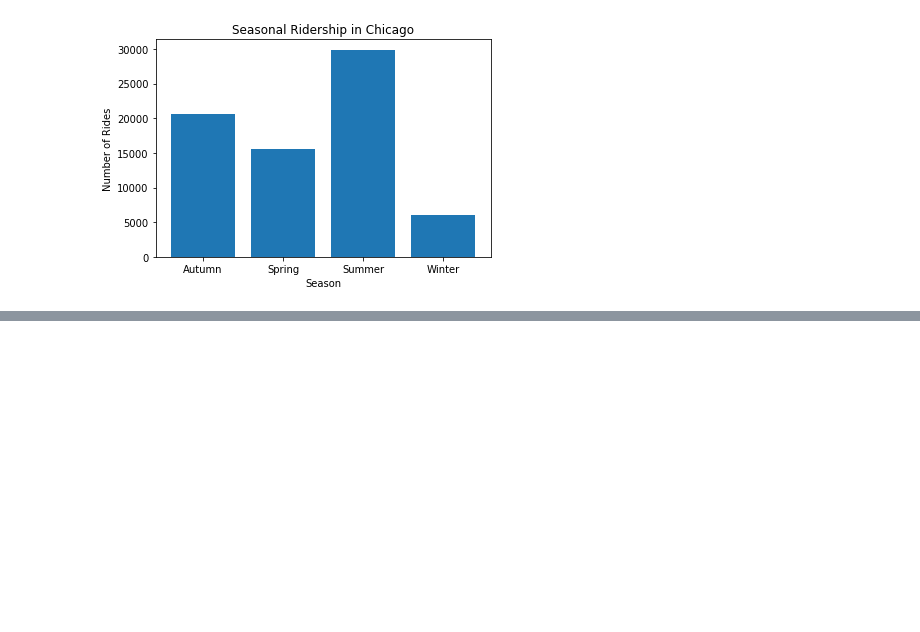
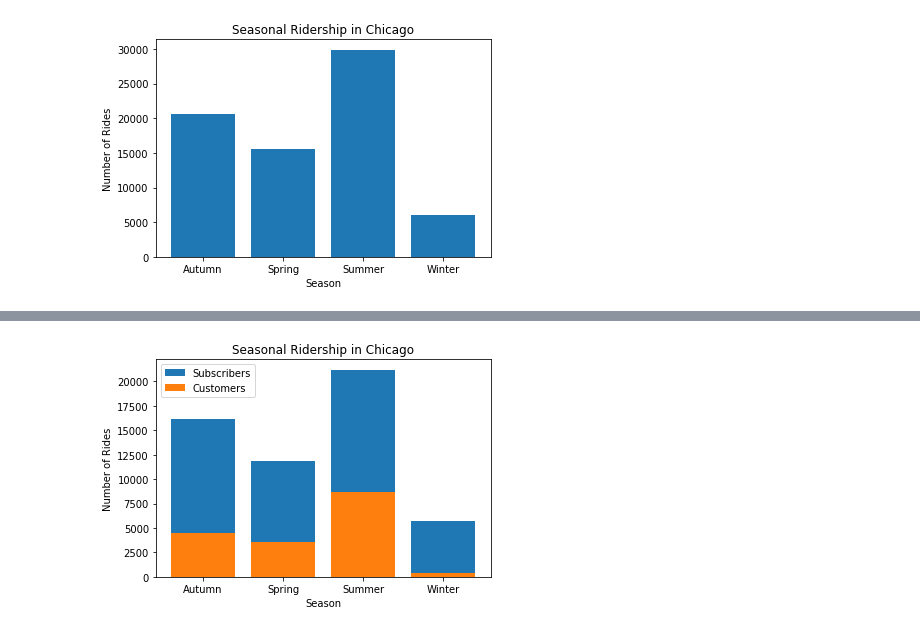
Before and after one commit to ejweisbrod/Bikeshare-project-v1, a Jupyter notebook: Bike_Share_Analysis.ipynb, the cells around one changed output, grey strips where cells are left out. Saved outputs shown, nothing was run; the diff lists cells and outputs as text; code cells hidden in the pictures; blank space fills up the shorter version.

```diff
--- a/Bike_Share_Analysis.ipynb
+++ b/Bike_Share_Analysis.ipynb
@@ -859,3 +873,20 @@ print(seasonal_ride_count(data_file))
+# %%
+#use a double bar chart to plot the seasonal ridership for subscribers and customers
+#x-axis contains the four seasons
+#y_sub contains the number of rides in each season (for subscribers)
+#y_cust contains the number of rides in each season (for customers)
+x = ['Winter', 'Spring', 'Summer', 'Autumn']
+y_sub = [5723, 11903, 21198, 16158]
+y_cust = [350, 3594, 8692, 4513]
+plt.bar(x,y_sub, label='Subscribers')
+plt.bar(x,y_cust, label='Customers')
+plt.xlabel('Season')
+plt.ylabel('Number of Rides')
+plt.title('Seasonal Ridership in Chicago')
+plt.legend()
+plt.show()
+# %% [output]
+[figure, added]
 # %% [markdown]
 <a id='conclusions'></a>
 ## Conclusions
```
Also changed, not shown: parts of 5 cells of this notebook.
